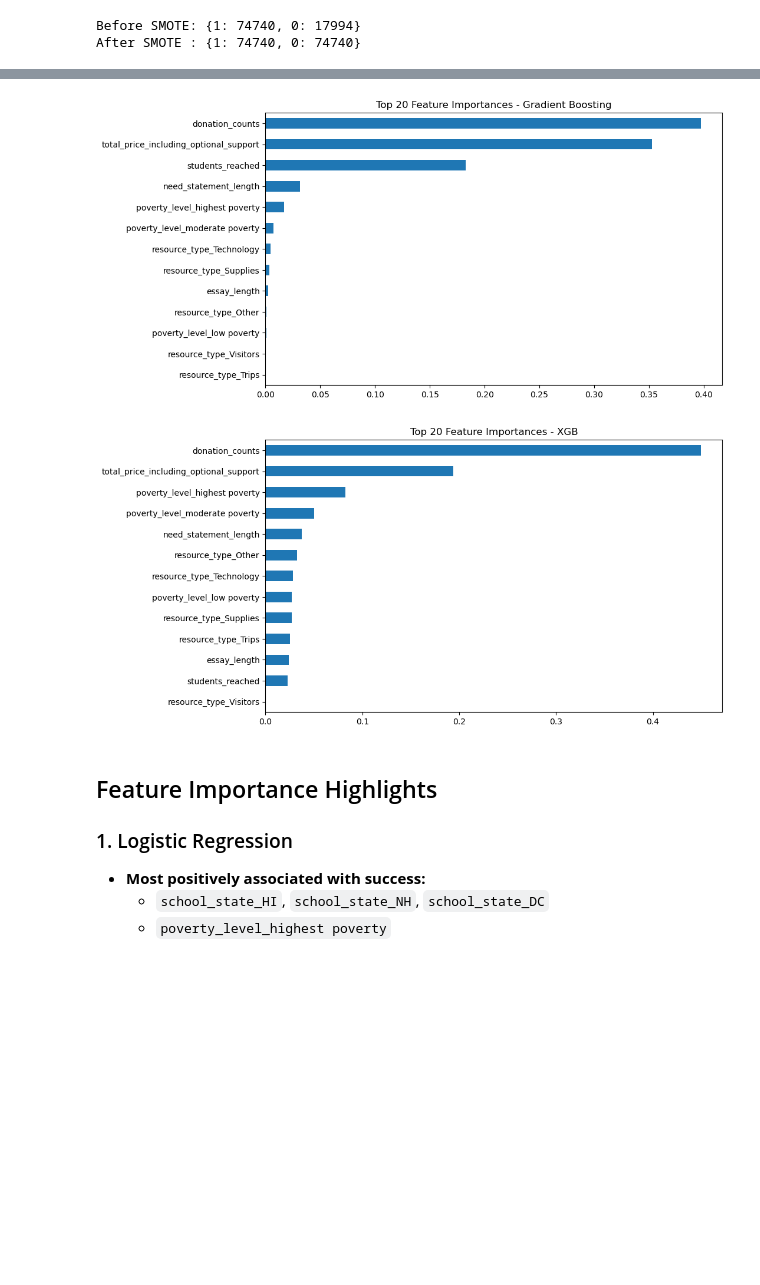
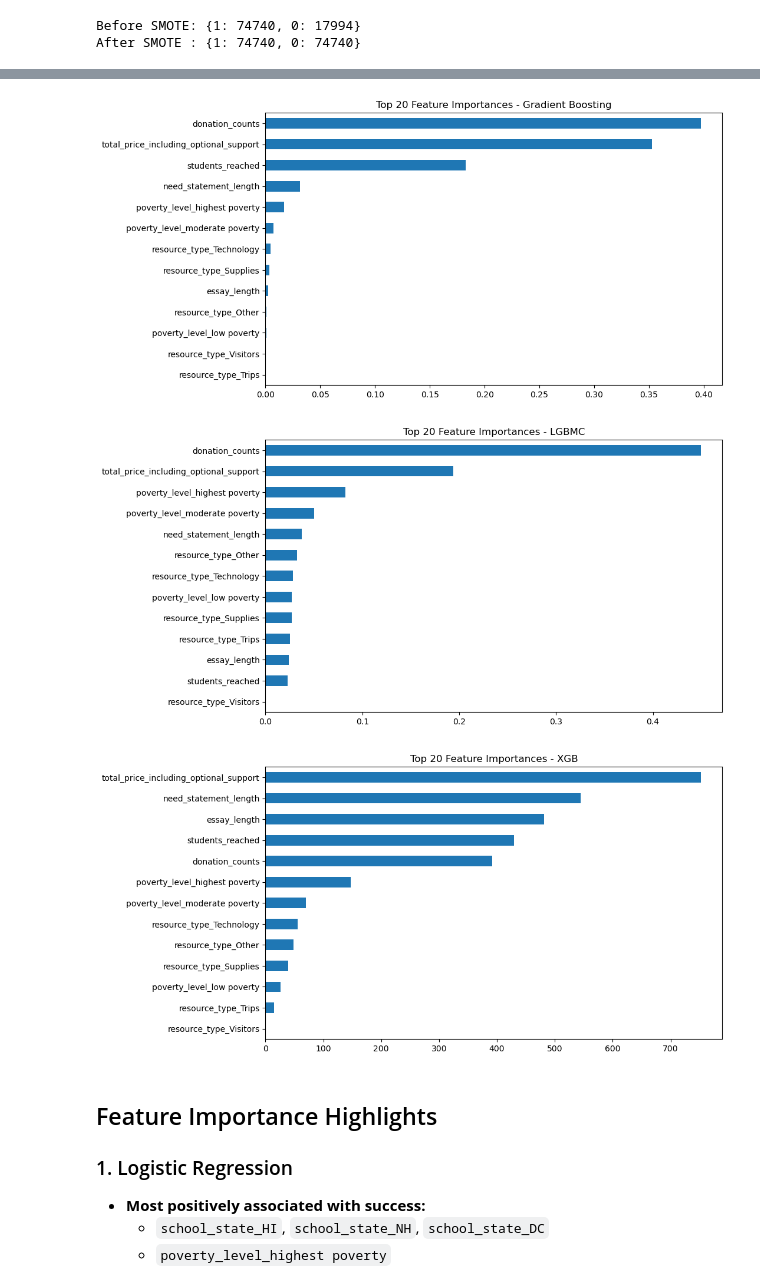
Before and after one commit to anshika2698/ML-PROJECT-GROUP-14, a Jupyter notebook: mlp_updated.ipynb, the cells around one changed output, grey strips where cells are left out. Cells and saved outputs as stored; diff of their text form; code cells hidden in the pictures; blank space fills up the shorter version.

Commit message:
LGBMC Modle Added

```diff
--- a/mlp_updated.ipynb
+++ b/mlp_updated.ipynb
@@ -254,6 +262,7 @@ gb = GradientBoostingClassifier(n_estimators=100, max_depth=3, learning_rate=0.1
 sgd = SGDClassifier(loss='log_loss', max_iter=1000, random_state=42).fit(X_train_balanced, y_train_balanced)
 knn = KNeighborsClassifier(n_neighbors=5).fit(X_train_balanced, y_train_balanced)
 xg =  xgb.XGBClassifier(objective='binary:logistic', eval_metric='logloss', use_label_encoder=False, random_state=42,n_estimators=100, max_depth=6, learning_rate=0.1, scale_pos_weight=(y_train == 0).sum() / (y_train == 1).sum(), ).fit(X_train, y_train)
+lg = lgb.LGBMClassifier(objective='binary', boosting_type='gbdt', metric='auc', random_state=42, n_estimators=100, learning_rate=0.1, max_depth=-1, class_weight='balanced').fit(X_train, y_train)
 # %% [output]
 Parameters: { "use_label_encoder" } are not used.
 
@@ -267,34 +285,41 @@ plt.title("Top 20 Positive Coefficients - Logistic Regression")
 plt.show()
 
 # SGD
 sgd_importance = pd.DataFrame(sgd.coef_[0], index=X_encoded.columns, columns=['importance']).sort_values(by='importance')
 sgd_importance.tail(20).plot(kind='barh', figsize=(10, 6), legend=False)
 plt.title("Top 20 Positive Coefficients - SGD Classifier")
 plt.show()
 
 # Random Forest
 rf_importance = pd.DataFrame(rf.feature_importances_, index=X_encoded.columns, columns=['importance']).sort_values(by='importance')
 rf_importance.tail(20).plot(kind='barh', figsize=(10, 6), legend=False)
 plt.title("Top 20 Feature Importances - Random Forest")
 plt.show()
 
 # Gradient Boosting
 gb_importance = pd.DataFrame(gb.feature_importances_, index=X_encoded.columns, columns=['importance']).sort_values(by='importance')
 gb_importance.tail(20).plot(kind='barh', figsize=(10, 6), legend=False)
 plt.title("Top 20 Feature Importances - Gradient Boosting")
 plt.show()
 
 # XGBoosting
 xg_importance = pd.DataFrame(xg.feature_importances_, index=X_encoded.columns, columns=['importance']).sort_values(by='importance')
 xg_importance.tail(20).plot(kind='barh', figsize=(10, 6), legend=False)
+plt.title("Top 20 Feature Importances - LGBMC")
+plt.show()
+
+#Light Gradient Boosting Machine
+lg_importance = pd.DataFrame(lg.feature_importances_, index=X_encoded.columns, columns=['importance']).sort_values(by='importance')
+lg_importance.tail(20).plot(kind='barh', figsize=(10, 6), legend=False)
 plt.title("Top 20 Feature Importances - XGB")
 plt.show()
 # %% [output]
 [figure]
 [figure]
 [figure]
 [figure]
-[figure, old version]
+[figure, new version]
+[figure, added]
 # %% [markdown]
 ## Feature Importance Highlights
 
```
Also changed, not shown: parts of 6 cells of this notebook.
